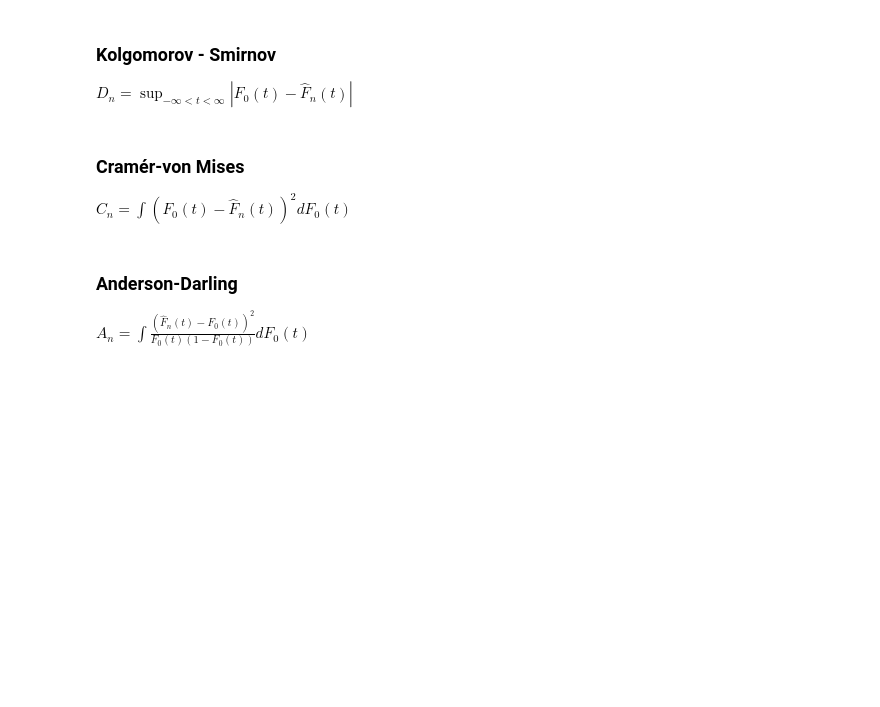
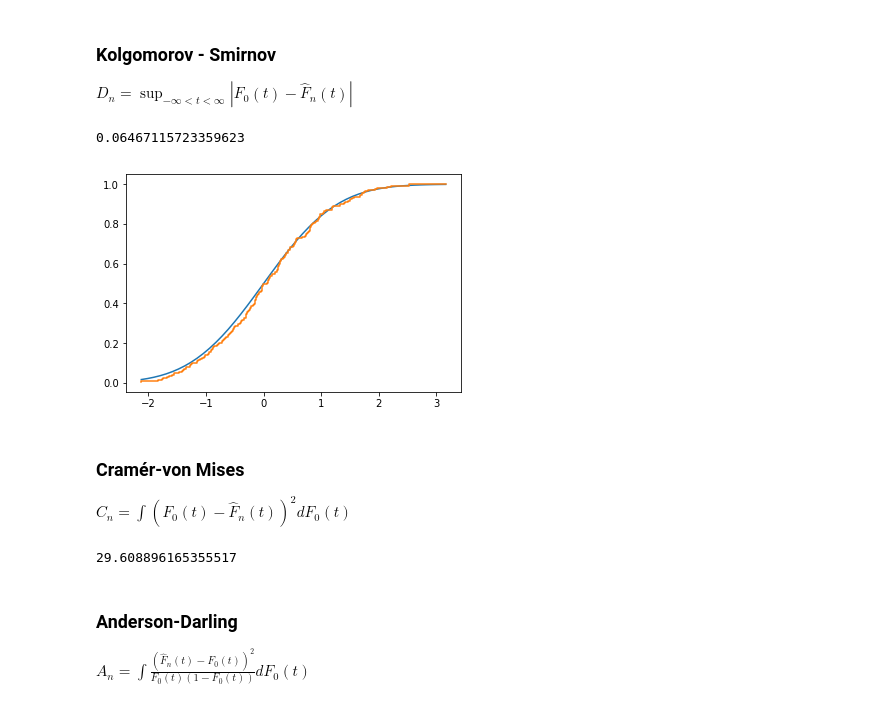
Before and after one commit to aleespa/EstadisticaIII-2020, a Jupyter notebook: 4. Pruebas de bondad de ajuste.ipynb, the cells around one changed output. Cells and saved outputs as stored; diff of their text form; code cells hidden in the pictures; blank space fills up the shorter version.

```diff
--- a/4. Pruebas de bondad de ajuste.ipynb
+++ b/4. Pruebas de bondad de ajuste.ipynb
@@ -18,3 +23,8 @@ def Dn(F0,X):
+# %%
+Dn(sts.norm.cdf,X)
+# %% [output]
+0.06467115723359623
+[figure, added]
 # %% [markdown]
 ### Cramér-von Mises
 $C_n=\int(F_0(t)-\hat{F}_n(t))^2dF_0(t)$
@@ -24,5 +35,9 @@ def Cn(F0,X):
     Fn = lambda x: ((1/n)*sum([1*(X[i]<=x) for i in range(n)]))
     return 1/(12*n) + sum([(F0(X[i])-(2*i-1)/(2*n))**2 for i in range(n)])
+# %%
+Cn(sts.norm.cdf,X)
+# %% [output]
+29.608896165355517
 # %% [markdown]
 ### Anderson-Darling
 $A_n=\int\frac{(\hat{F}_n(t)-F_0(t))^2}{F_0(t)(1-F_0(t))}dF_0(t)$
```
Also changed, not shown: parts of 23 cells of this notebook, 1 other file.
